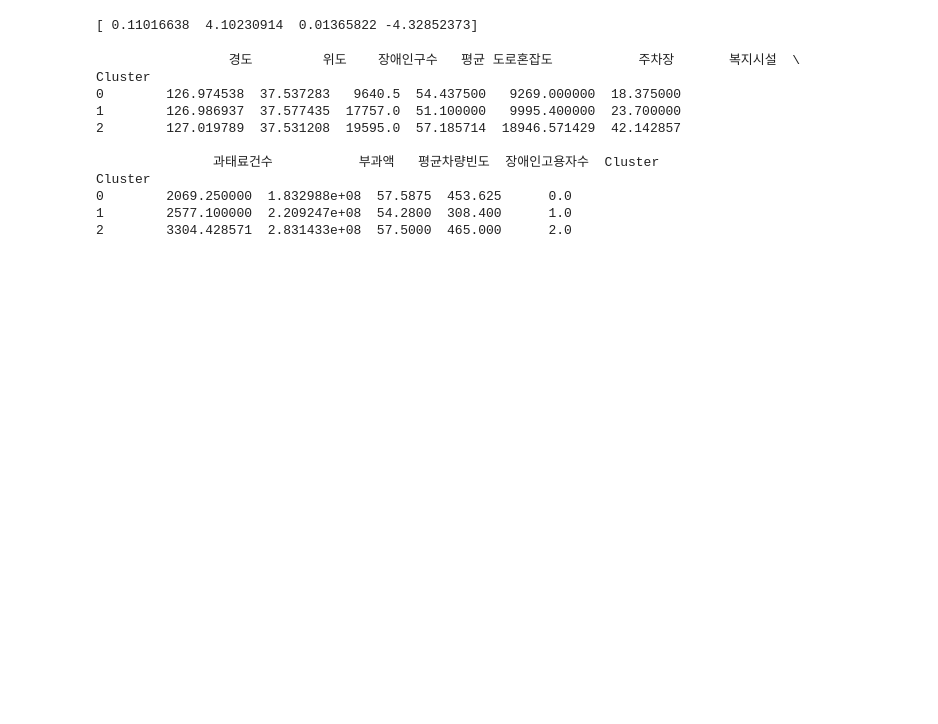
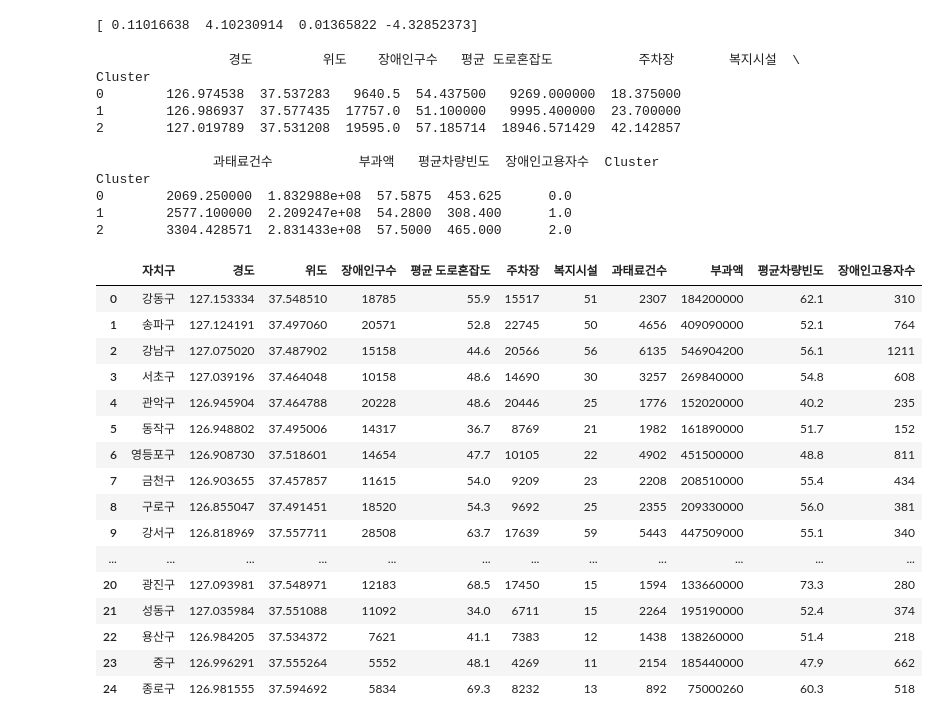
Before and after one commit to CJW5361/SESAC_AI_Open_Source, a Jupyter notebook: 공모전/see.ipynb, the cells around one changed output. Cells and saved outputs as stored; diff of their text form; code cells hidden in the pictures; blank space fills up the shorter version.

```diff
--- a/공모전/see.ipynb
+++ b/공모전/see.ipynb
@@ -750,3 +750,26 @@ Cluster
 0        2069.250000  1.832988e+08  57.5875  453.625      0.0
 1        2577.100000  2.209247e+08  54.2800  308.400      1.0
 2        3304.428571  2.831433e+08  57.5000  465.000      2.0
+# %%
+import pandas as pd
+
+df=pd.read_csv('최종.csv')
+df
+# %% [output]
+|  | 자치구 | 경도 | 위도 | 장애인구수 | 평균 도로혼잡도 | 주차장 | 복지시설 | 과태료건수 | 부과액 | 평균차량빈도 | 장애인고용자수 |
+| 0 | 강동구 | 127.153334 | 37.548510 | 18785 | 55.9 | 15517 | 51 | 2307 | 184200000 | 62.1 | 310 |
+| 1 | 송파구 | 127.124191 | 37.497060 | 20571 | 52.8 | 22745 | 50 | 4656 | 409090000 | 52.1 | 764 |
+| 2 | 강남구 | 127.075020 | 37.487902 | 15158 | 44.6 | 20566 | 56 | 6135 | 546904200 | 56.1 | 1211 |
+| 3 | 서초구 | 127.039196 | 37.464048 | 10158 | 48.6 | 14690 | 30 | 3257 | 269840000 | 54.8 | 608 |
+| 4 | 관악구 | 126.945904 | 37.464788 | 20228 | 48.6 | 20446 | 25 | 1776 | 152020000 | 40.2 | 235 |
+| 5 | 동작구 | 126.948802 | 37.495006 | 14317 | 36.7 | 8769 | 21 | 1982 | 161890000 | 51.7 | 152 |
+| 6 | 영등포구 | 126.908730 | 37.518601 | 14654 | 47.7 | 10105 | 22 | 4902 | 451500000 | 48.8 | 811 |
+| 7 | 금천구 | 126.903655 | 37.457857 | 11615 | 54.0 | 9209 | 23 | 2208 | 208510000 | 55.4 | 434 |
+| 8 | 구로구 | 126.855047 | 37.491451 | 18520 | 54.3 | 9692 | 25 | 2355 | 209330000 | 56.0 | 381 |
+| 9 | 강서구 | 126.818969 | 37.557711 | 28508 | 63.7 | 17639 | 59 | 5443 | 447509000 | 55.1 | 340 |
+| ... | ... | ... | ... | ... | ... | ... | ... | ... | ... | ... | ... |
+| 20 | 광진구 | 127.093981 | 37.548971 | 12183 | 68.5 | 17450 | 15 | 1594 | 133660000 | 73.3 | 280 |
+| 21 | 성동구 | 127.035984 | 37.551088 | 11092 | 34.0 | 6711 | 15 | 2264 | 195190000 | 52.4 | 374 |
+| 22 | 용산구 | 126.984205 | 37.534372 | 7621 | 41.1 | 7383 | 12 | 1438 | 138260000 | 51.4 | 218 |
+| 23 | 중구 | 126.996291 | 37.555264 | 5552 | 48.1 | 4269 | 11 | 2154 | 185440000 | 47.9 | 662 |
+| 24 | 종로구 | 126.981555 | 37.594692 | 5834 | 69.3 | 8232 | 13 | 892 | 75000260 | 60.3 | 518 |
```
Also changed, not shown: parts of 3 cells of this notebook, 12 other files.
